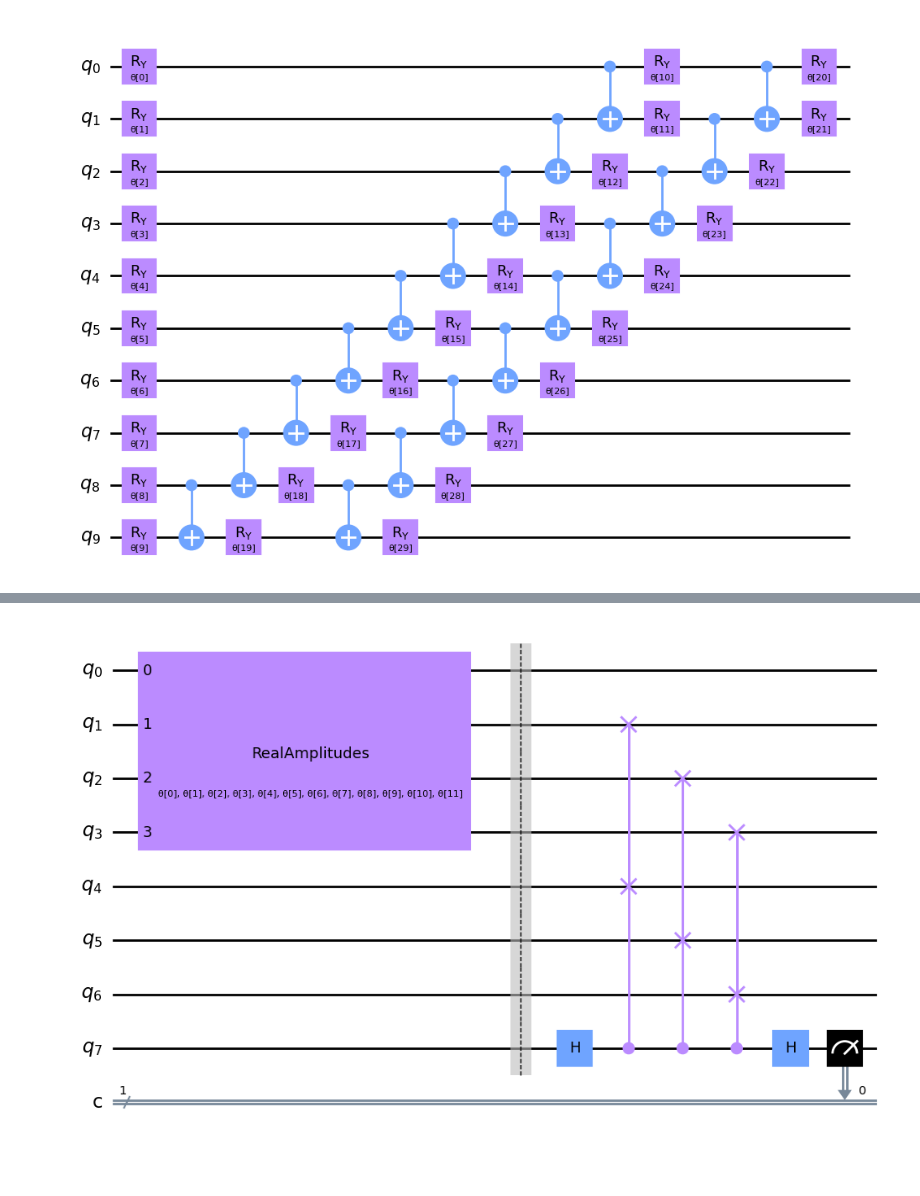
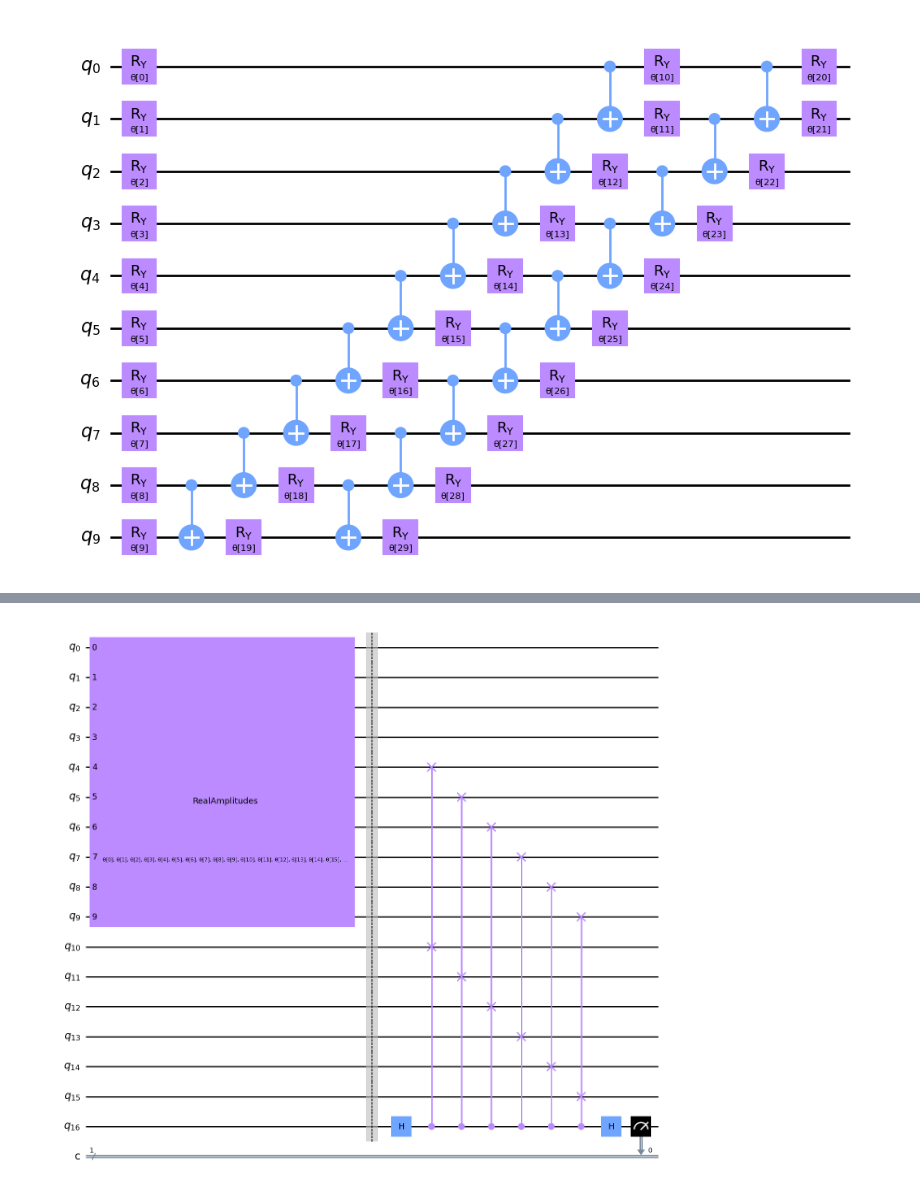
Before and after one commit to benjaminhagan/VIP_QML, a Jupyter notebook: Phase Encoder.ipynb, the cells around one changed output, grey strips where cells are left out. Drawn from its saved outputs; the diff is of its cells as text; code cells hidden in the pictures.

```diff
--- a/Phase Encoder.ipynb
+++ b/Phase Encoder.ipynb
@@ -133,27 +114,27 @@ feature_map = RawFeatureVector(16)
 # %%
 def auto_encoder_circuit(num_latent, num_trash):
     qr = QuantumRegister(num_latent + 2 * num_trash + 1, "q")
     cr = ClassicalRegister(1, "c")
     circuit = QuantumCircuit(qr, cr)
     circuit.compose(ansatz(num_latent + num_trash), range(0, num_latent + num_trash), inplace=True)
     circuit.barrier()
     auxiliary_qubit = num_latent + 2 * num_trash
     # swap test
     circuit.h(auxiliary_qubit)
     for i in range(num_trash):
         circuit.cswap(auxiliary_qubit, num_latent + i, num_latent + num_trash + i)
 
     circuit.h(auxiliary_qubit)
     circuit.measure(auxiliary_qubit, cr[0])
     return circuit
 
 
-num_latent = 1
-num_trash = 3
+num_latent = 4
+num_trash = 6
 circuit = auto_encoder_circuit(num_latent, num_trash)
 circuit.draw(output="mpl", style="clifford")
 # %% [output]
-[figure, old version]
+[figure, new version]
 # %%
 ae = auto_encoder_circuit(num_latent, num_trash)
 qc = QuantumCircuit(num_latent + 2 * num_trash + 1, 1)
```
Also changed, not shown: parts of 14 cells of this notebook, 1 other file.
